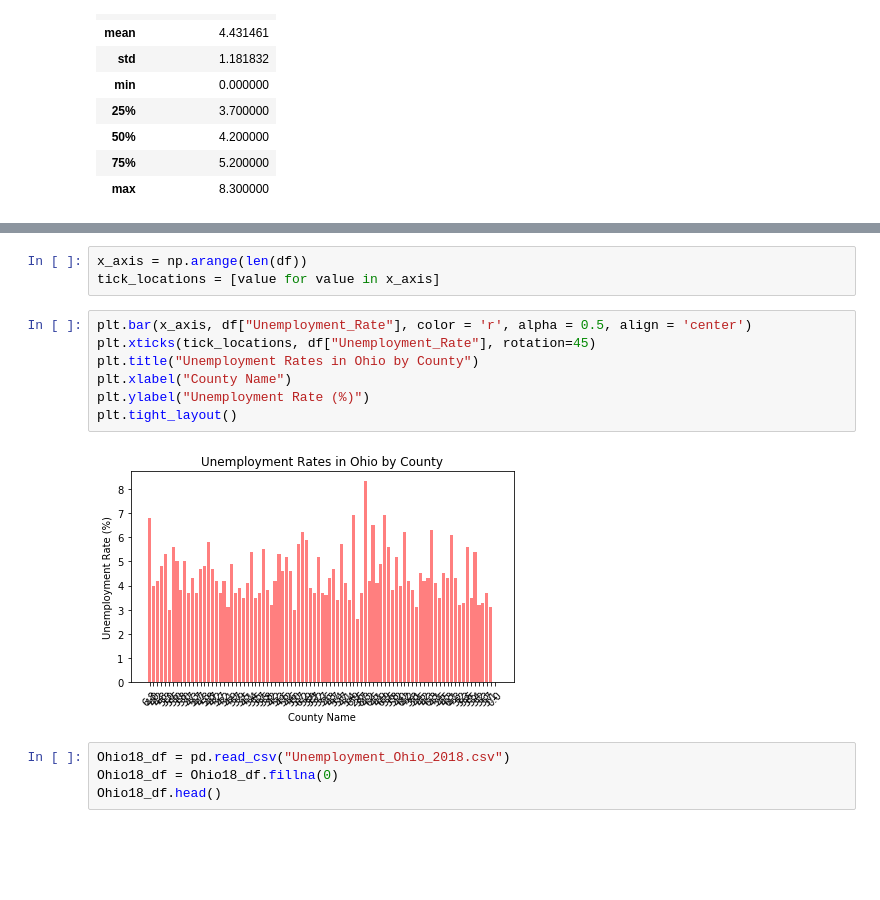
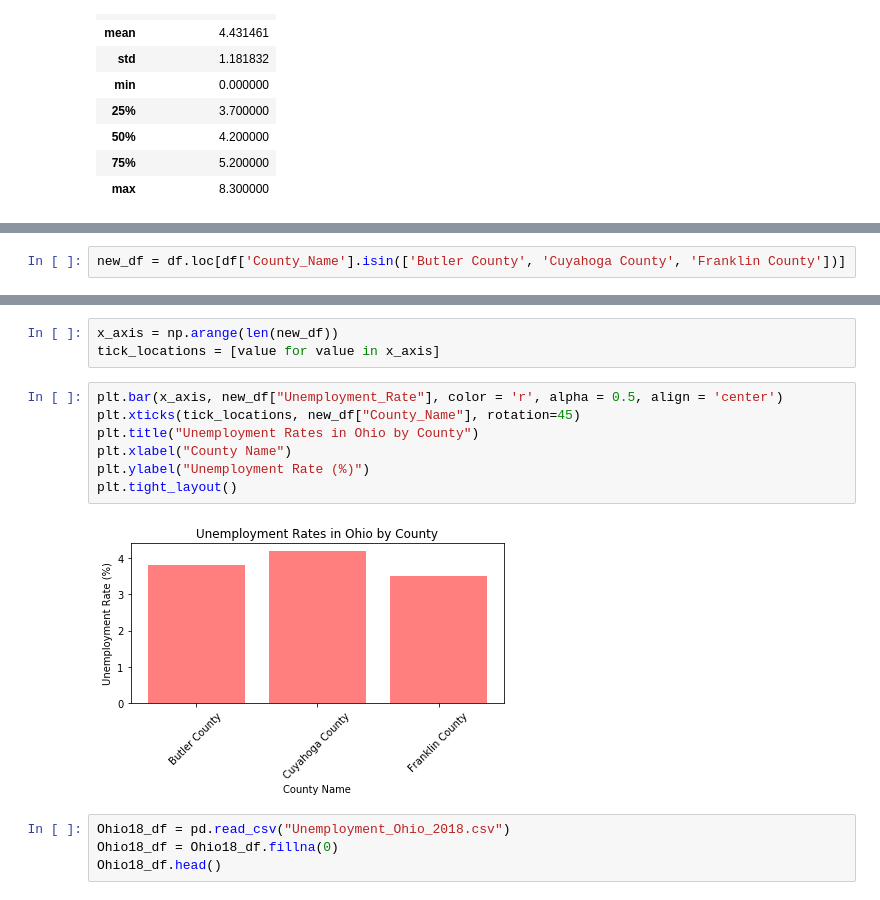
Before and after one commit to marcum531/Final-Project, a Jupyter notebook: Unemployment_Ohio.ipynb, the cells around one changed output, grey strips where cells are left out. Cells and saved outputs as stored; diff of their text form; blank space fills up the shorter version.

```diff
--- a/Unemployment_Ohio.ipynb
+++ b/Unemployment_Ohio.ipynb
@@ -27,0 +49,2 @@ df.describe()
+# %%
+new_df = df.loc[df['County_Name'].isin(['Butler County', 'Cuyahoga County', 'Franklin County'])]
@@ -28,15 +58,15 @@ df.describe()
 # %%
-x_axis = np.arange(len(df))
+x_axis = np.arange(len(new_df))
 tick_locations = [value for value in x_axis]
 # %%
-plt.bar(x_axis, df["Unemployment_Rate"], color = 'r', alpha = 0.5, align = 'center')
-plt.xticks(tick_locations, df["Unemployment_Rate"], rotation=45)
+plt.bar(x_axis, new_df["Unemployment_Rate"], color = 'r', alpha = 0.5, align = 'center')
+plt.xticks(tick_locations, new_df["County_Name"], rotation=45)
 plt.title("Unemployment Rates in Ohio by County")
 plt.xlabel("County Name")
 plt.ylabel("Unemployment Rate (%)")
 plt.tight_layout()
 # %% [output]
-[figure, old version]
+[figure, new version]
 # %%
 Ohio18_df = pd.read_csv("Unemployment_Ohio_2018.csv")
 Ohio18_df = Ohio18_df.fillna(0)
```
Also changed, not shown: parts of 3 cells of this notebook, 2 other files.
